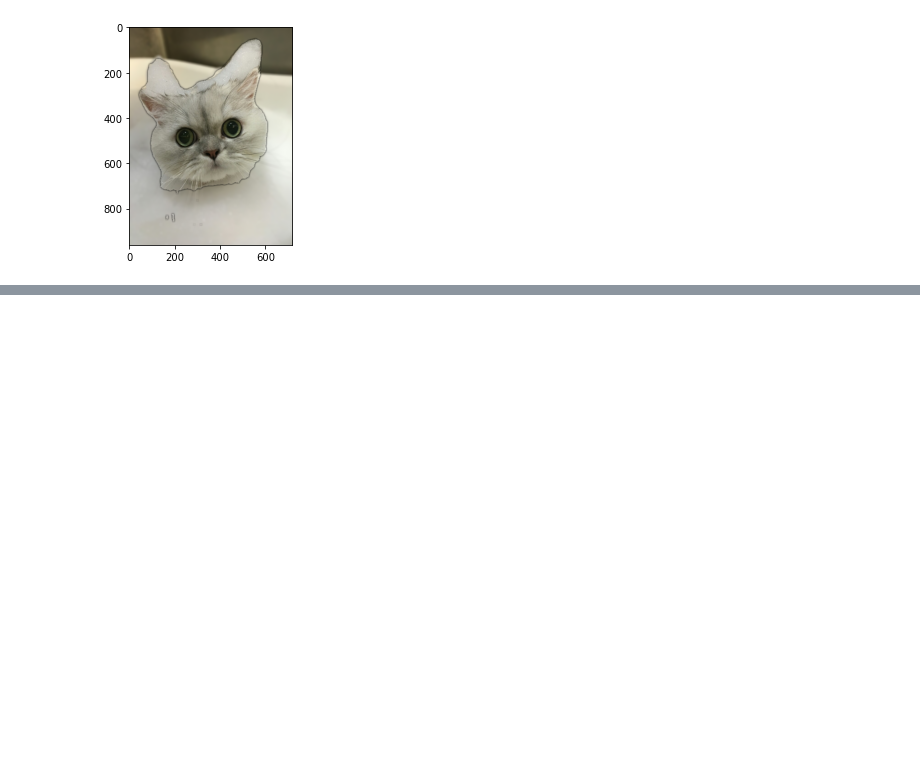
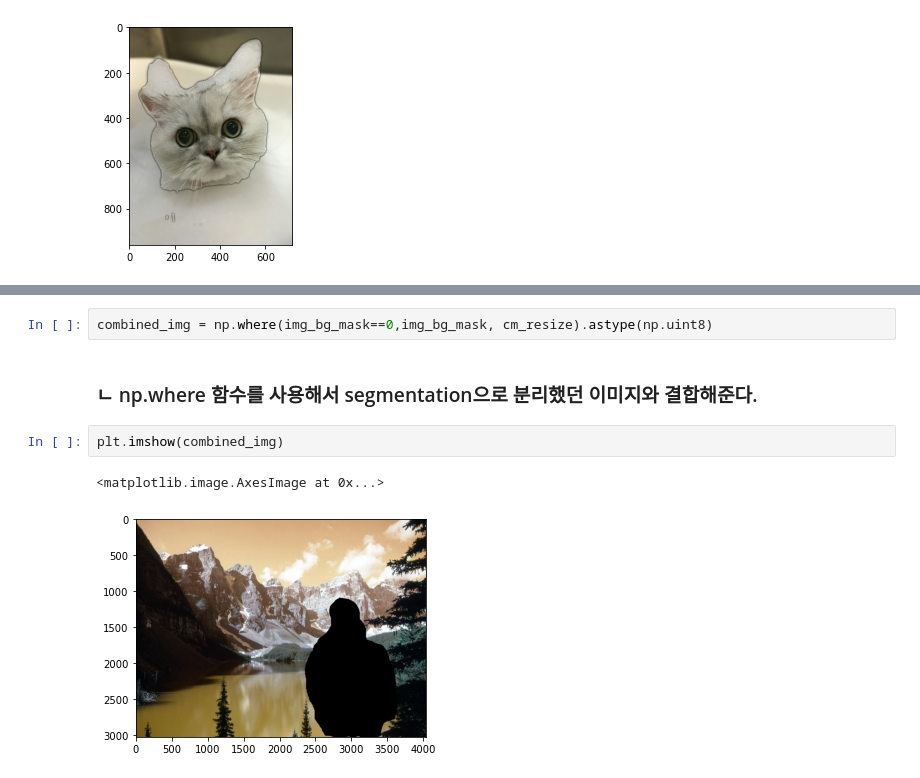
Before and after one commit to jongspark91/AIFFEL, a Jupyter notebook: Exploration_10/human_segmentation.ipynb, the cells around one changed output, grey strips where cells are left out. Cells and saved outputs as stored; diff of their text form; blank space fills up the shorter version.

```diff
--- a/Exploration_10/human_segmentation.ipynb
+++ b/Exploration_10/human_segmentation.ipynb
@@ -321,0 +507,9 @@ plt.show()
+# %%
+combined_img = np.where(img_bg_mask==0,img_bg_mask, cm_resize).astype(np.uint8)
+# %% [markdown]
+### ㄴ np.where 함수를 사용해서 segmentation으로 분리했던 이미지와 결합해준다.
+# %%
+plt.imshow(combined_img)
+# %% [output]
+<matplotlib.image.AxesImage at 0x...>
+[figure, added]
```
Also changed, not shown: parts of 37 cells of this notebook, 2 other files.
